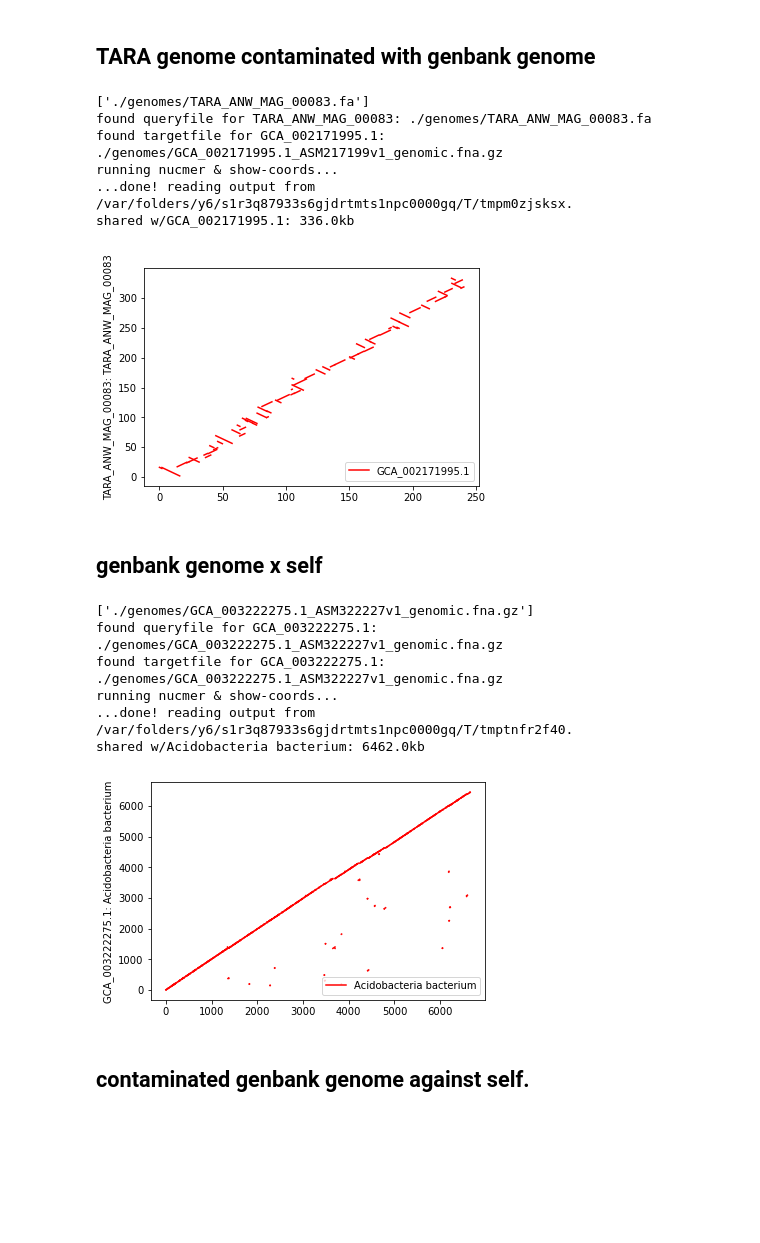
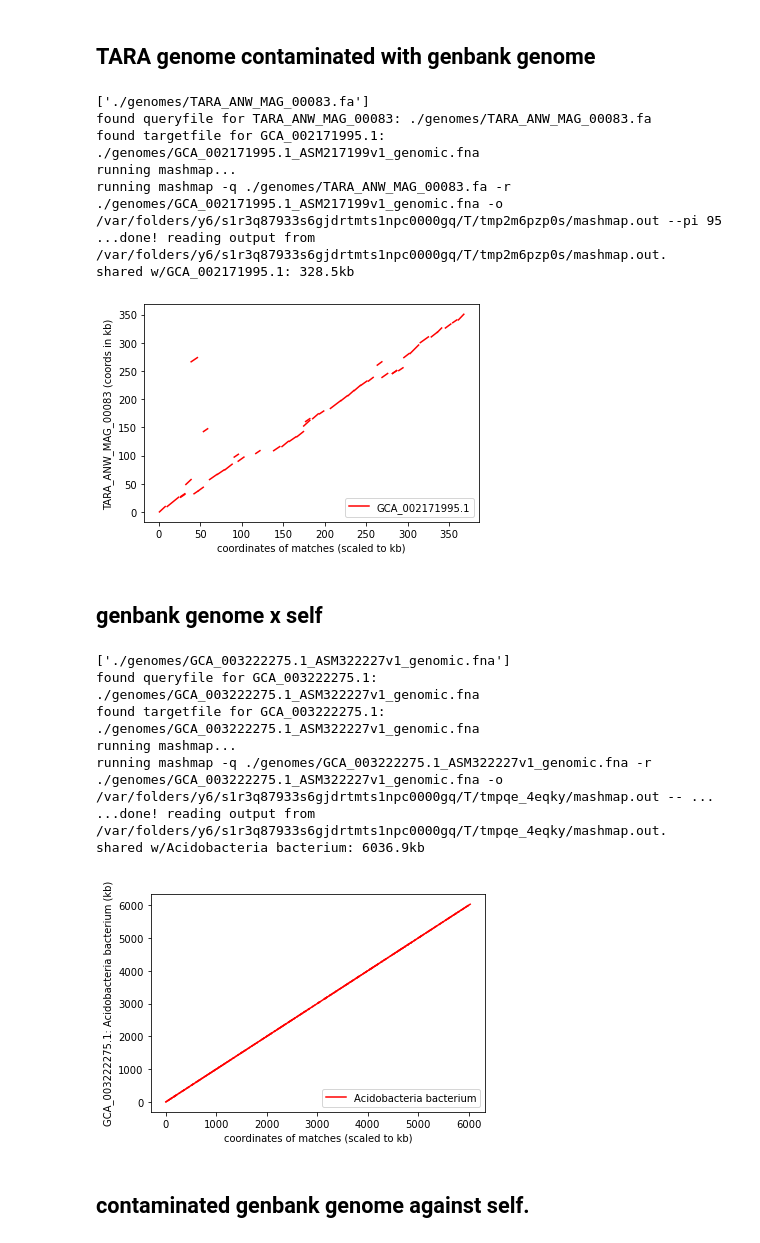
Before and after one commit to ctb/2020-stacked-dot-plots, a Jupyter notebook: dotplot.ipynb, the cells around one changed output. Saved outputs shown, nothing was run; the diff lists cells and outputs as text; code cells hidden in the pictures; blank space fills up the shorter version.

```diff
--- a/dotplot.ipynb
+++ b/dotplot.ipynb
@@ -41,31 +29,36 @@ shared w/Candidatus Rokubacteria bacterium: 484.0kb
 # %% [markdown]
 ## TARA genome contaminated with genbank genome
 # %%
-dotplot = StackedDotPlot('TARA_ANW_MAG_00083', ('GCA_002171995.1',), 'list.csv', './genomes')
-_ = dotplot()
+alignment = AlignmentContainer('TARA_ANW_MAG_00083', ('GCA_002171995.1',), 'list.csv', './genomes')
+alignment.run(use_mashmap=True)
+dotplot = StackedDotPlot(alignment)
+_ = dotplot.plot()
 # %% [output]
 ['./genomes/TARA_ANW_MAG_00083.fa']
 found queryfile for TARA_ANW_MAG_00083: ./genomes/TARA_ANW_MAG_00083.fa
-found targetfile for GCA_002171995.1: ./genomes/GCA_002171995.1_ASM217199v1_genomic.fna.gz
-running nucmer & show-coords...
-...done! reading output from /var/folders/y6/s1r3q87933s6gjdrtmts1npc0000gq/T/tmpm0zjsksx.
-shared w/GCA_002171995.1: 336.0kb
+found targetfile for GCA_002171995.1: ./genomes/GCA_002171995.1_ASM217199v1_genomic.fna
+running mashmap...
+running mashmap -q ./genomes/TARA_ANW_MAG_00083.fa -r ./genomes/GCA_002171995.1_ASM217199v1_genomic.fna -o /var/folders/y6/s1r3q87933s6gjdrtmts1npc0000gq/T/tmp2m6pzp0s/mashmap.out --pi 95
+...done! reading output from /var/folders/y6/s1r3q87933s6gjdrtmts1npc0000gq/T/tmp2m6pzp0s/mashmap.out.
+shared w/GCA_002171995.1: 328.5kb
-[figure, old version]
+[figure, new version]
 # %% [markdown]
 ## genbank genome x self
 # %%
-dotplot = StackedDotPlot('GCA_003222275.1',
-                         ('GCA_003222275.1',),
-                         'list.csv', './genomes')
-x = dotplot()
+alignment = AlignmentContainer('GCA_003222275.1', ('GCA_003222275.1',),
+                               'list.csv', './genomes')
+alignment.run(use_mashmap=True)
+dotplot = StackedDotPlot(alignment)
+_ = dotplot.plot()
 # %% [output]
-['./genomes/GCA_003222275.1_ASM322227v1_genomic.fna.gz']
-found queryfile for GCA_003222275.1: ./genomes/GCA_003222275.1_ASM322227v1_genomic.fna.gz
-found targetfile for GCA_003222275.1: ./genomes/GCA_003222275.1_ASM322227v1_genomic.fna.gz
-running nucmer & show-coords...
-...done! reading output from /var/folders/y6/s1r3q87933s6gjdrtmts1npc0000gq/T/tmptnfr2f40.
-shared w/Acidobacteria bacterium: 6462.0kb
+['./genomes/GCA_003222275.1_ASM322227v1_genomic.fna']
+found queryfile for GCA_003222275.1: ./genomes/GCA_003222275.1_ASM322227v1_genomic.fna
+found targetfile for GCA_003222275.1: ./genomes/GCA_003222275.1_ASM322227v1_genomic.fna
+running mashmap...
+running mashmap -q ./genomes/GCA_003222275.1_ASM322227v1_genomic.fna -r ./genomes/GCA_003222275.1_ASM322227v1_genomic.fna -o /var/folders/y6/s1r3q87933s6gjdrtmts1npc0000gq/T/tmpqe_4eqky/mashmap.out -- ...
+...done! reading output from /var/folders/y6/s1r3q87933s6gjdrtmts1npc0000gq/T/tmpqe_4eqky/mashmap.out.
+shared w/Acidobacteria bacterium: 6036.9kb
-[figure, old version]
+[figure, new version]
 # %% [markdown]
 ## contaminated genbank genome against self.
 # %%
```
Also changed, not shown: parts of 9 cells of this notebook, 2 other files.
